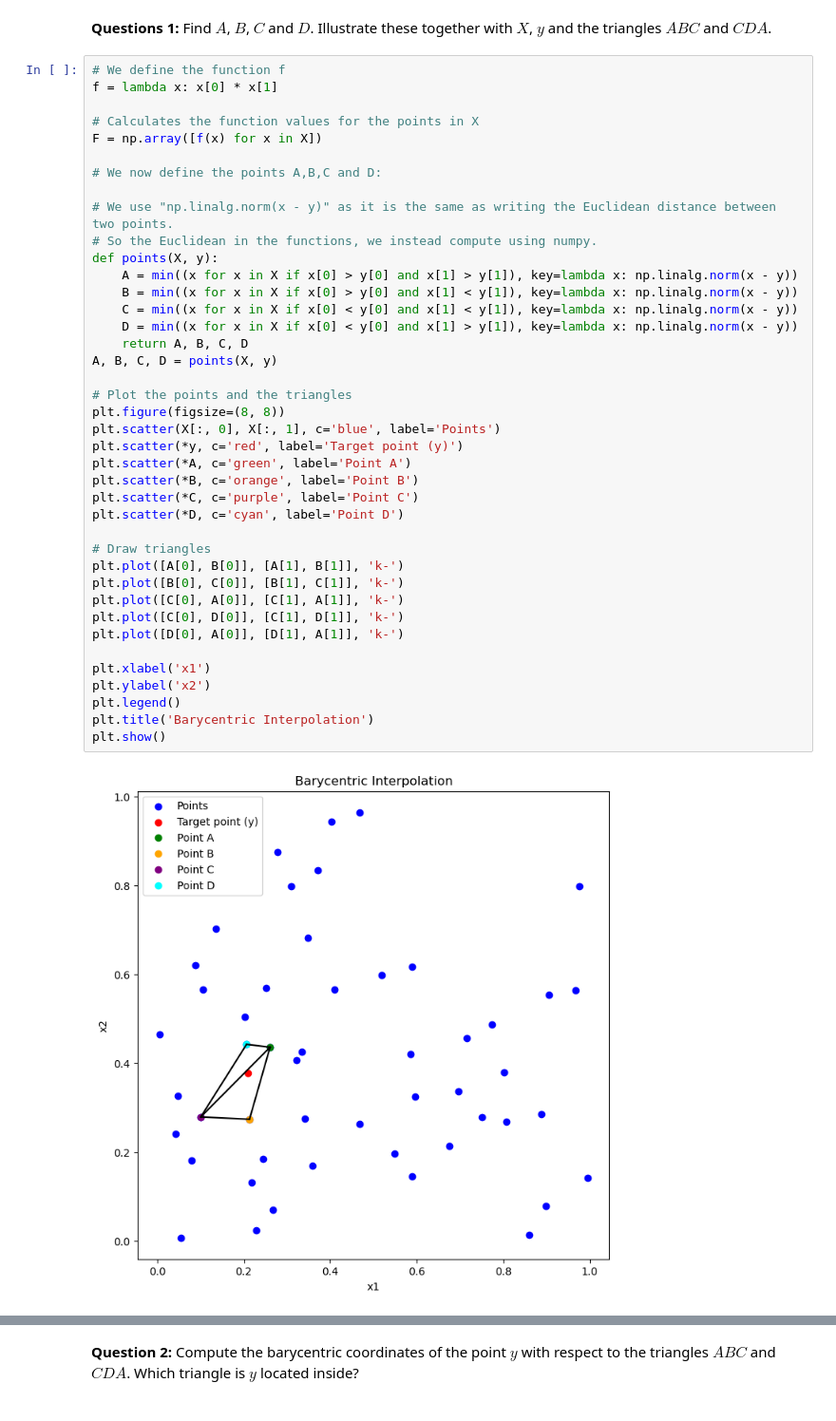
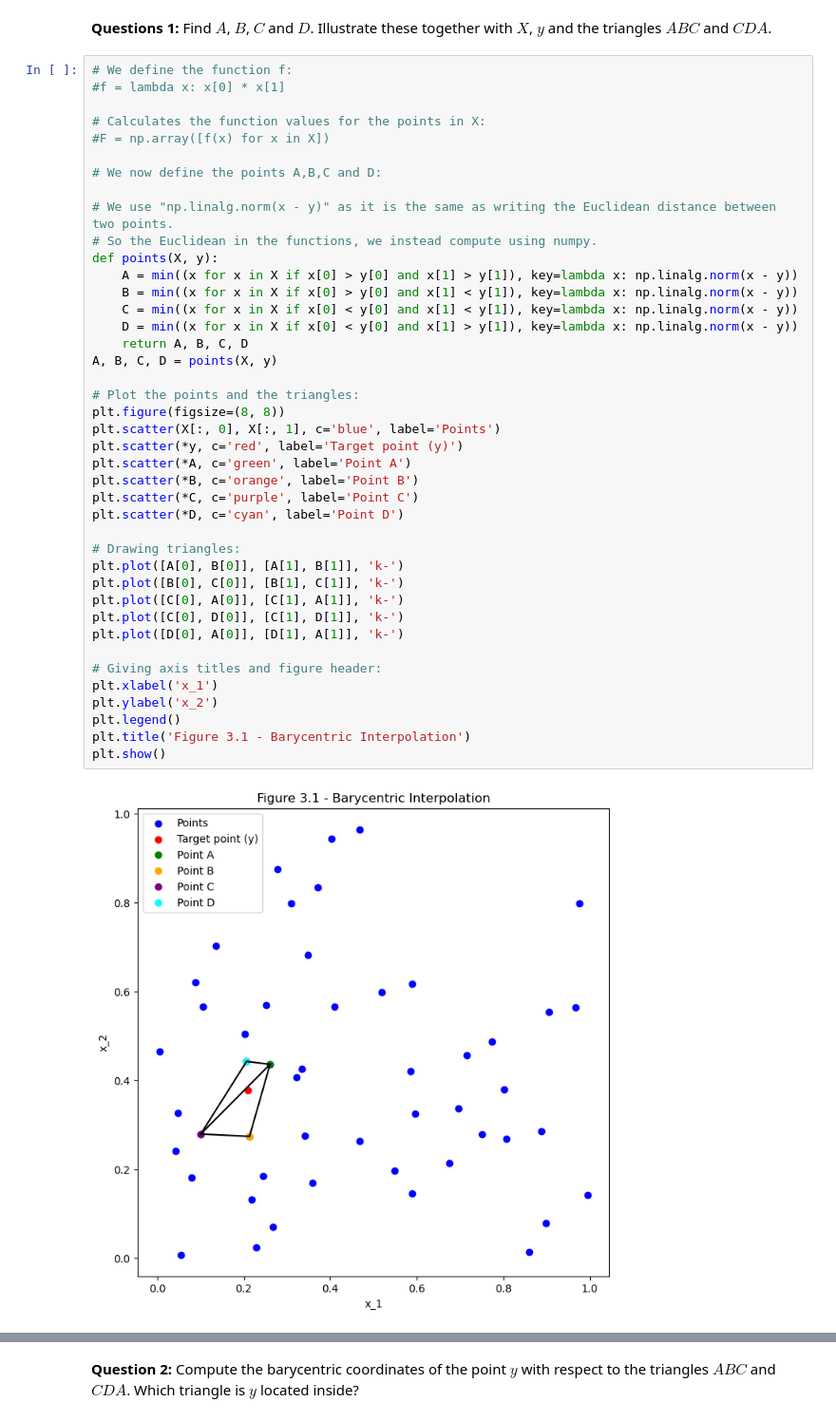
Before and after one commit to NumEconCopenhagen/projects-2024-thomas-lucas-jacob, a Jupyter notebook: examproject/exam_2024.ipynb, the cells around one changed output, grey strips where cells are left out. Shown at 95% size. Drawn from its saved outputs; the diff is of its cells as text.

```diff
--- a/examproject/exam_2024.ipynb
+++ b/examproject/exam_2024.ipynb
@@ -462,44 +462,45 @@ y = rng.uniform(size=(2,))
 # %% [markdown]
 **Questions 1:** Find $A$, $B$, $C$ and $D$. Illustrate these together with $X$, $y$ and the triangles $ABC$ and $CDA$.
 # %%
-# We define the function f
-f = lambda x: x[0] * x[1]
+# We define the function f:
+#f = lambda x: x[0] * x[1]
 
-# Calculates the function values for the points in X
-F = np.array([f(x) for x in X])
+# Calculates the function values for the points in X:
+#F = np.array([f(x) for x in X])
 
 # We now define the points A,B,C and D:
 
 # We use "np.linalg.norm(x - y)" as it is the same as writing the Euclidean distance between two points.
 # So the Euclidean in the functions, we instead compute using numpy.
 def points(X, y):
     A = min((x for x in X if x[0] > y[0] and x[1] > y[1]), key=lambda x: np.linalg.norm(x - y))
     B = min((x for x in X if x[0] > y[0] and x[1] < y[1]), key=lambda x: np.linalg.norm(x - y))
     C = min((x for x in X if x[0] < y[0] and x[1] < y[1]), key=lambda x: np.linalg.norm(x - y))
     D = min((x for x in X if x[0] < y[0] and x[1] > y[1]), key=lambda x: np.linalg.norm(x - y))
     return A, B, C, D
 A, B, C, D = points(X, y)
 
-# Plot the points and the triangles
+# Plot the points and the triangles:
 plt.figure(figsize=(8, 8))
 plt.scatter(X[:, 0], X[:, 1], c='blue', label='Points')
 plt.scatter(*y, c='red', label='Target point (y)')
 plt.scatter(*A, c='green', label='Point A')
 plt.scatter(*B, c='orange', label='Point B')
 plt.scatter(*C, c='purple', label='Point C')
 plt.scatter(*D, c='cyan', label='Point D')
 
-# Draw triangles
+# Drawing triangles:
 plt.plot([A[0], B[0]], [A[1], B[1]], 'k-')
 plt.plot([B[0], C[0]], [B[1], C[1]], 'k-')
 plt.plot([C[0], A[0]], [C[1], A[1]], 'k-')
 plt.plot([C[0], D[0]], [C[1], D[1]], 'k-')
 plt.plot([D[0], A[0]], [D[1], A[1]], 'k-')
 
-plt.xlabel('x1')
-plt.ylabel('x2')
+# Giving axis titles and figure header:
+plt.xlabel('x_1')
+plt.ylabel('x_2')
 plt.legend()
-plt.title('Barycentric Interpolation')
+plt.title('Figure 3.1 - Barycentric Interpolation')
 plt.show()
 # %% [output]
-[figure, old version]
+[figure, new version]
```
Also changed, not shown: parts of 8 cells of this notebook.
